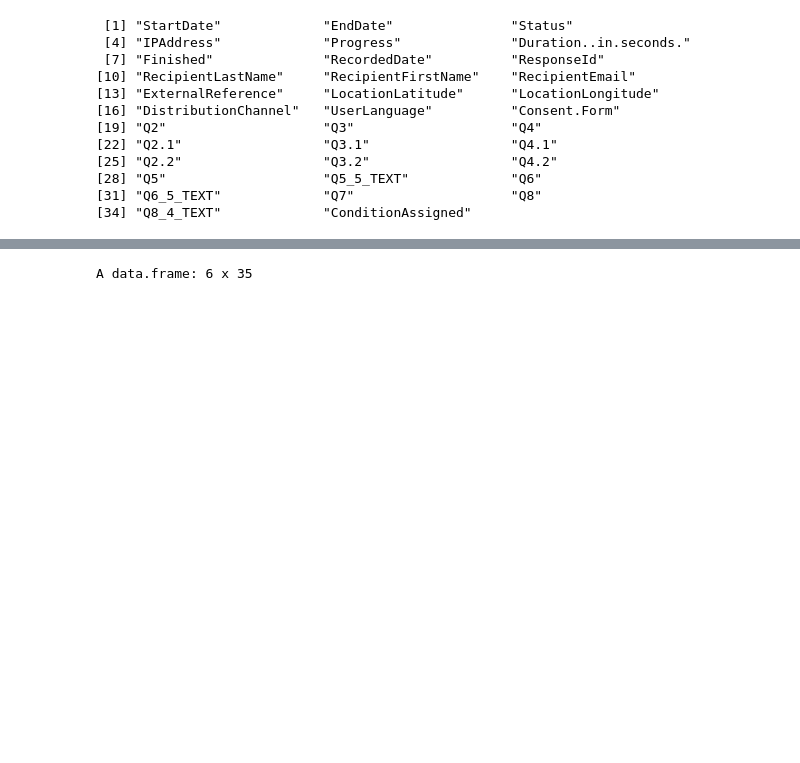
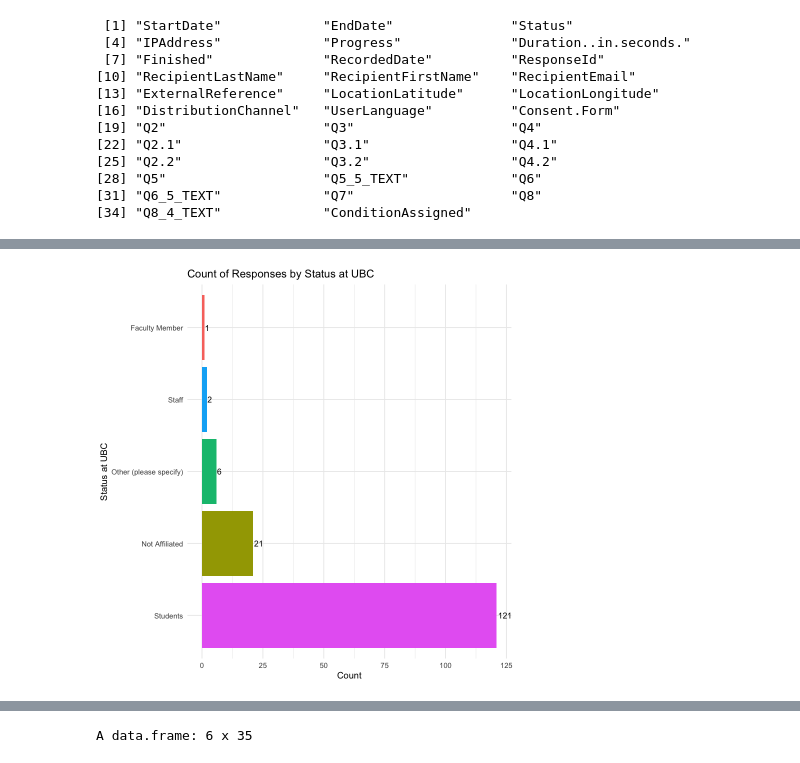
Before and after one commit to riddhibattu/PSYC421_Sustain-a-Cup-research, a Jupyter notebook: src/statistical_analysis.ipynb, the cells around one changed output, grey strips where cells are left out. Drawn from its saved outputs; the diff is of its cells as text; code cells hidden in the pictures; blank space fills up the shorter version.

```diff
--- a/src/2023-03-12_eda.ipynb
+++ b/src/statistical_analysis.ipynb
@@ -26,7 +29,7 @@ The following object is masked from 'package:MASS':
     geyser
 # %%
 # Load the CSV file
-survey_data <- read.csv("../data/raw/PSYC 421 - Single-Use Cup_March 12, 2024_16.06.csv", stringsAsFactors = FALSE)
+survey_data <- read.csv("../data/raw/2023-04-18_text_PSYC421-Single-Use-Cup.csv", stringsAsFactors = FALSE)
 
 # View the first few rows of the data frame
 head(survey_data)
@@ -87,3 +90,8 @@ output_path <- "../data/processed/df_cleaned.csv"
 
 # Write the dataframe to a CSV file
 write.csv(df_cleaned, output_path, row.names = FALSE)
+# %%
+q5_counts <- df_cleaned %>%
+  filter(Q5 != "", Q5 != "What is your status at UBC? - Selected Choice") %>%
+  count(Q5, name = "Count") %>%
+  arrange(desc(Count))
@@ -89,0 +108,13 @@ write.csv(df_cleaned, output_path, row.names = FALSE)
+# %%
+plot = ggplot(q5_counts, aes(x = reorder(Q5, -Count), y = Count, fill = Q5)) +
+    geom_col() +
+    coord_flip() + # Flip coordinates for horizontal bars
+    labs(title = "Count of Responses by Status at UBC",
+        x = "Status at UBC",
+        y = "Count") +
+    theme_minimal() +
+    theme(legend.title = element_blank(), # Remove legend title
+        legend.position = "none") # Remove legend if not needed
+plot + geom_text(aes(label = Count), position = position_dodge(width = 0.9), hjust = -0.1, size = 3.5)
+# %% [output]
+[figure, added]
```
Also changed, not shown: parts of 28 cells of this notebook, 6 other files.
